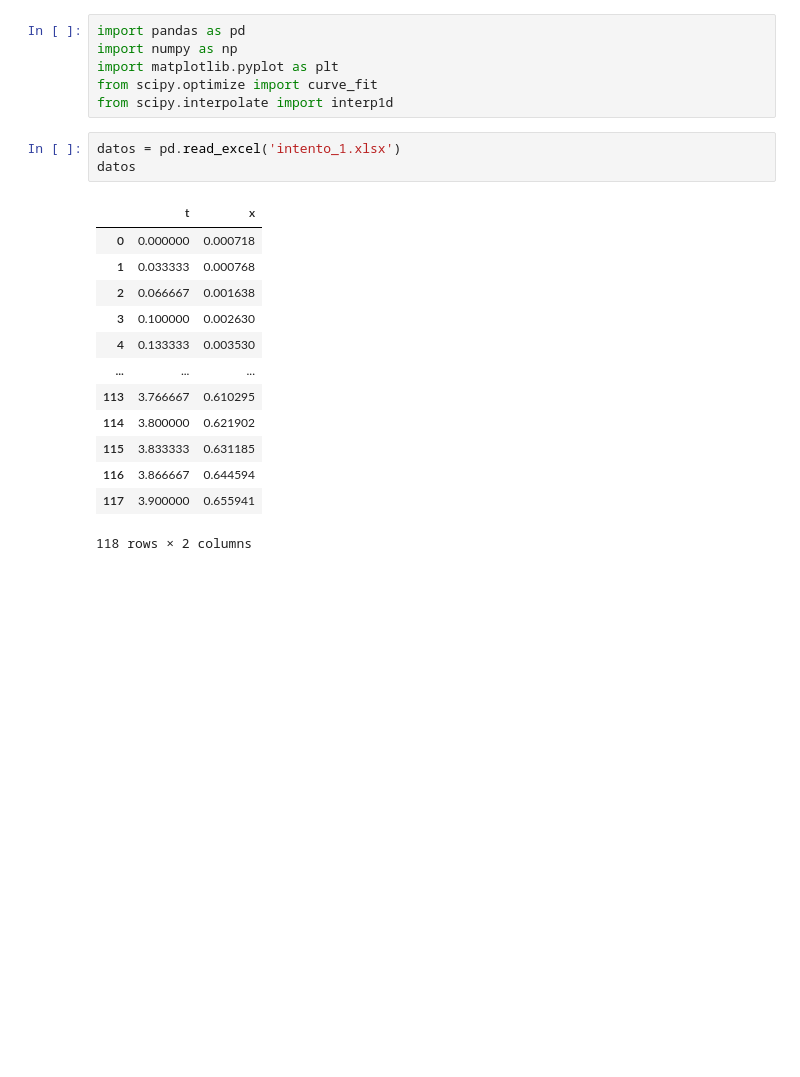
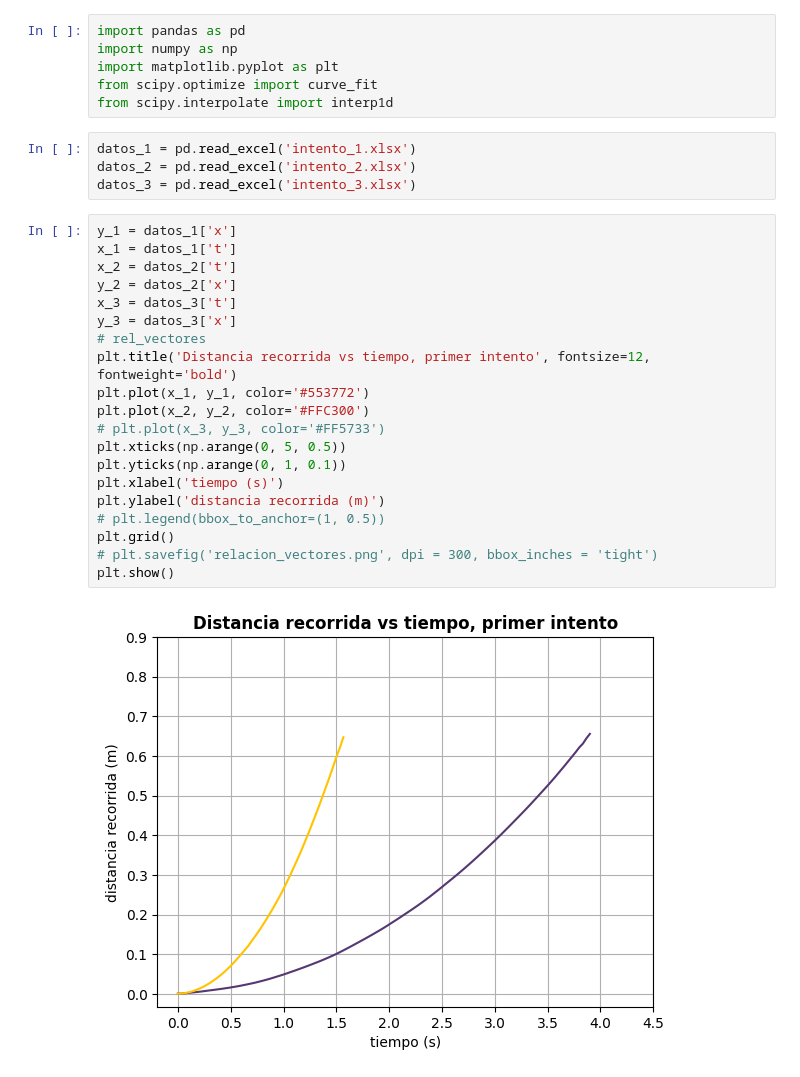
Before and after one commit to Juaan00/Laboratorios_mecanica_FEM, a Jupyter notebook: carro.ipynb, the cells around one changed output. Drawn from its saved outputs; the diff is of its cells as text; blank space fills up the shorter version.

```diff
--- a/carro.ipynb
+++ b/carro.ipynb
@@ -4,20 +4,29 @@ import numpy as np
 import matplotlib.pyplot as plt
 from scipy.optimize import curve_fit
 from scipy.interpolate import interp1d
-# %%
-datos = pd.read_excel('intento_1.xlsx')
-datos
-# %% [output]
-|  | t | x |
-| 0 | 0.000000 | 0.000718 |
-| 1 | 0.033333 | 0.000768 |
-| 2 | 0.066667 | 0.001638 |
-| 3 | 0.100000 | 0.002630 |
-| 4 | 0.133333 | 0.003530 |
-| ... | ... | ... |
-| 113 | 3.766667 | 0.610295 |
-| 114 | 3.800000 | 0.621902 |
-| 115 | 3.833333 | 0.631185 |
-| 116 | 3.866667 | 0.644594 |
-| 117 | 3.900000 | 0.655941 |
-118 rows × 2 columns
+# %%
+datos_1 = pd.read_excel('intento_1.xlsx')
+datos_2 = pd.read_excel('intento_2.xlsx')
+datos_3 = pd.read_excel('intento_3.xlsx')
+# %%
+y_1 = datos_1['x']
+x_1 = datos_1['t']
+x_2 = datos_2['t']
+y_2 = datos_2['x']
+x_3 = datos_3['t']
+y_3 = datos_3['x']
+# rel_vectores
+plt.title('Distancia recorrida vs tiempo, primer intento', fontsize=12, fontweight='bold')
+plt.plot(x_1, y_1, color='#553772')
+plt.plot(x_2, y_2, color='#FFC300')
+# plt.plot(x_3, y_3, color='#FF5733')
+plt.xticks(np.arange(0, 5, 0.5))
+plt.yticks(np.arange(0, 1, 0.1))
+plt.xlabel('tiempo (s)')
+plt.ylabel('distancia recorrida (m)')
+# plt.legend(bbox_to_anchor=(1, 0.5))
+plt.grid()
+# plt.savefig('relacion_vectores.png', dpi = 300, bbox_inches = 'tight')
+plt.show()
+# %% [output]
+[figure, added]
```
Also changed, not shown: 2 other files.
